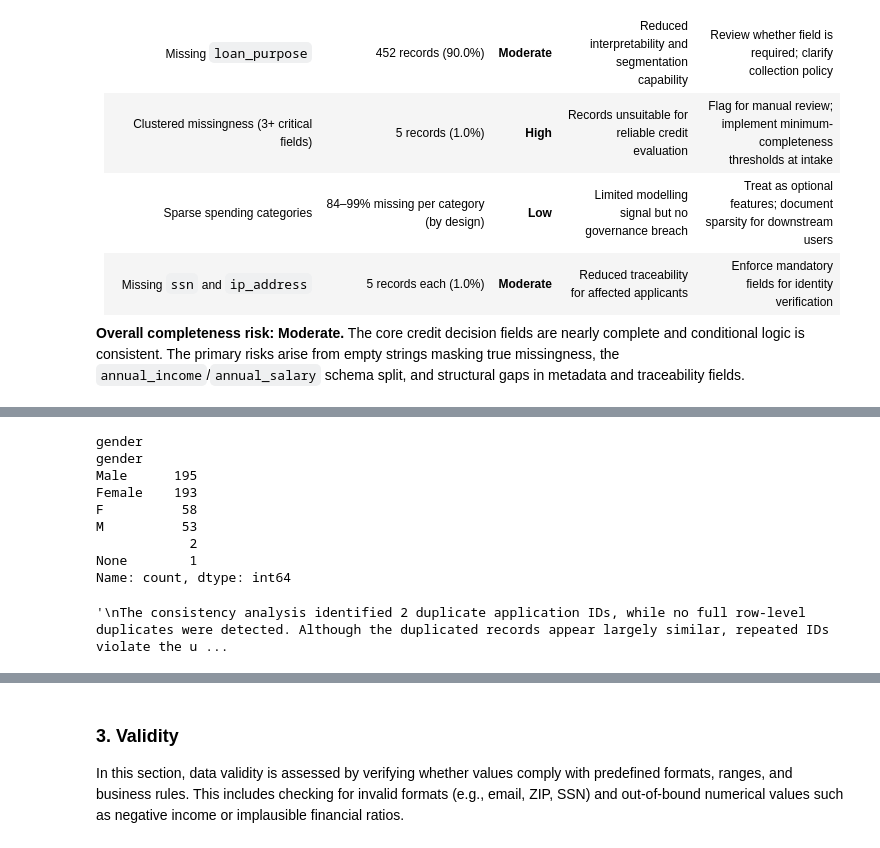
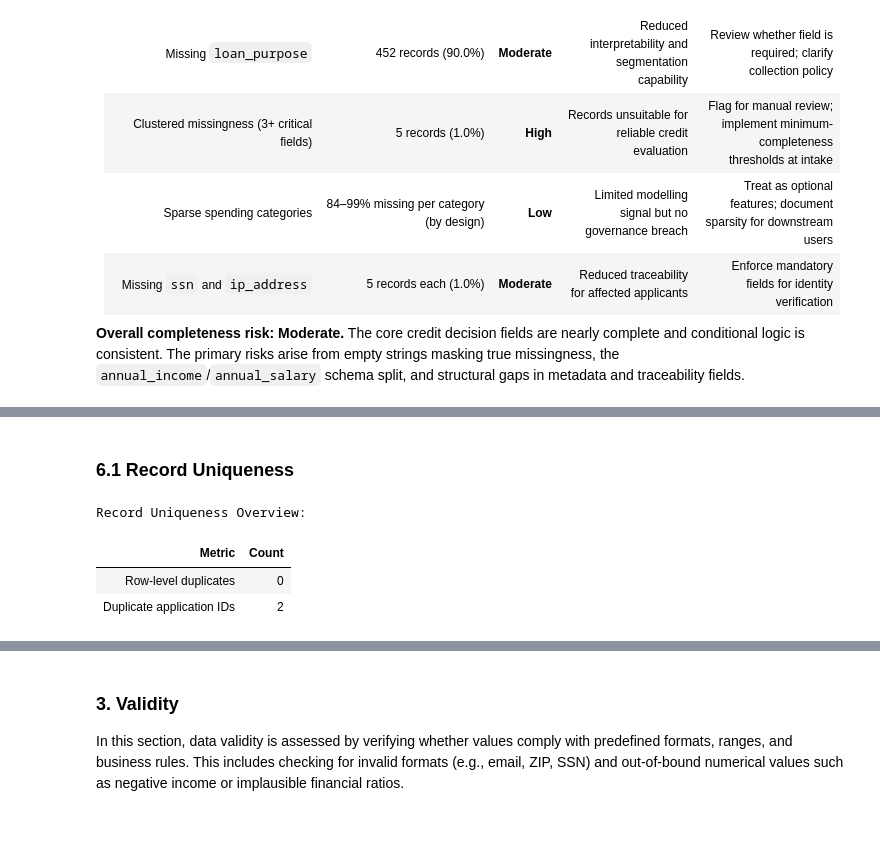
Before and after one commit to mchlkan/dego-2606-group3, a Jupyter notebook: notebooks/01-data-quality.ipynb, the cells around one changed output, grey strips where cells are left out. Saved outputs shown, nothing was run; the diff lists cells and outputs as text; code cells hidden in the pictures.

```diff
--- a/notebooks/01-data-quality.ipynb
+++ b/notebooks/01-data-quality.ipynb
@@ -564,35 +556,19 @@ dup_ids.sort_values(["id", "processing_timestamp"])
-# %%
-if "gender" in df.columns:
-    print("gender")
-    print(df["gender"].value_counts(dropna=False))
-# %% [output]
-gender
-gender
-Male      195
-Female    193
-F          58
-M          53
-            2
-None        1
-Name: count, dtype: int64
-# %%
-'''
-The consistency analysis identified 2 duplicate application IDs, while no full row-level duplicates were detected. Although the duplicated records appear largely similar, repeated IDs violate the uniqueness requirement and may compromise data integrity and traceability.
-In addition, inconsistent categorical encoding was detected in the gender field. The same logical categories are represented using multiple labels (e.g., “Male” and “M”, “Female” and “F”), indicating a lack of standardized data entry. Such inconsistencies may distort aggregation results and bias downstream analysis.
-Remediation should either flag duplicate IDs for review or deduplicate based on a defined business rule (e.g., keeping the first or most recent record). Furthermore, categorical values should be standardized to ensure consistent encoding.
-
-Option A - Flag duplicates:
-df["flag_duplicate_id"] = df["id"].duplicated(keep=False)
-
-Option B - Remove duplicates:
-df_deduplicated = df.drop_duplicates(subset="id", keep="first")
-
-Standardize gender encoding:
-df["gender"] = df["gender"].replace({
-    "M": "Male",
-    "F": "Female",
-    "": pd.NA
-})
-'''
-# %% [output]
-'\nThe consistency analysis identified 2 duplicate application IDs, while no full row-level duplicates were detected. Although the duplicated records appear largely similar, repeated IDs violate the u ...
+# %% [markdown]
+### 6.1 Record Uniqueness
+# %%
+# Record uniqueness checks
+row_duplicates = df.duplicated().sum()
+id_duplicates = df["id"].duplicated().sum()
+
+uniqueness_overview = pd.DataFrame({
+    "Metric": ["Row-level duplicates", "Duplicate application IDs"],
+    "Count": [row_duplicates, id_duplicates]
+})
+
+print("Record Uniqueness Overview:")
+display(uniqueness_overview.style.hide(axis="index"))
+# %% [output]
+Record Uniqueness Overview:
+| Metric | Count |
+| Row-level duplicates | 0 |
+| Duplicate application IDs | 2 |
```
Also changed, not shown: parts of 16 cells of this notebook.
